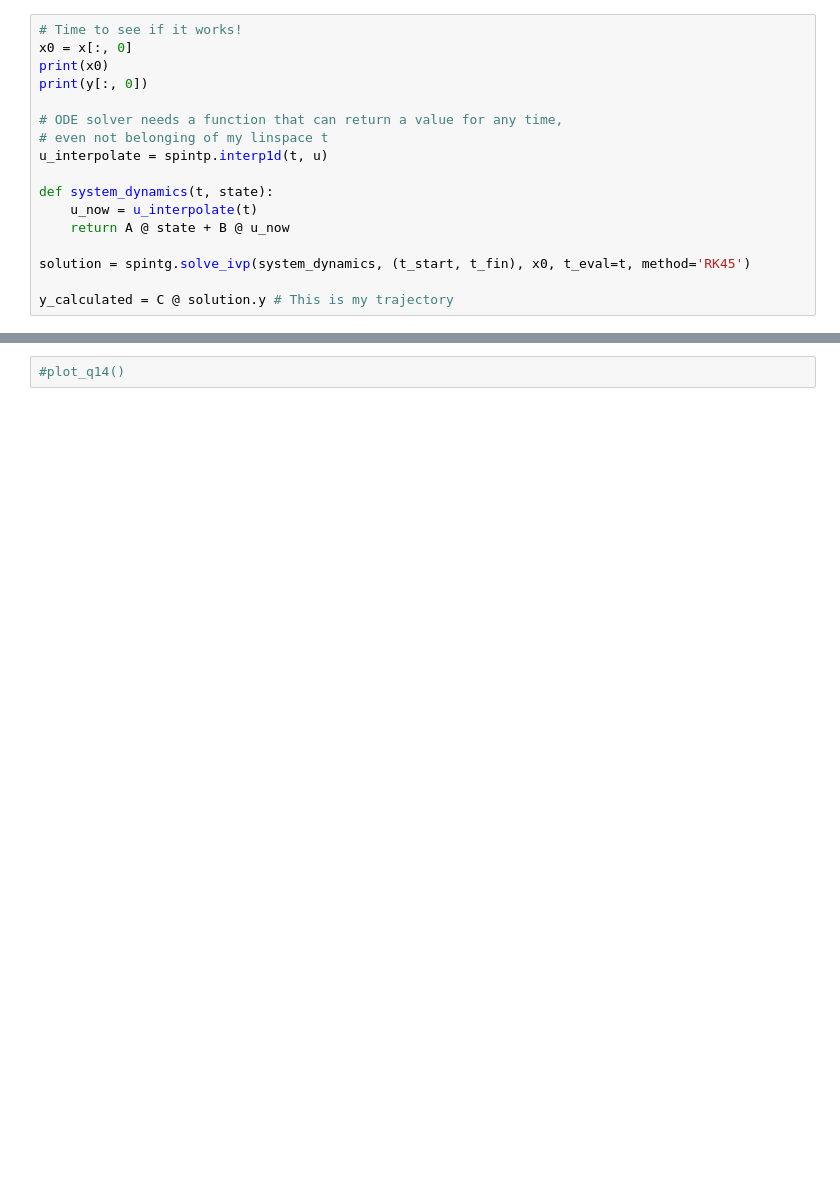
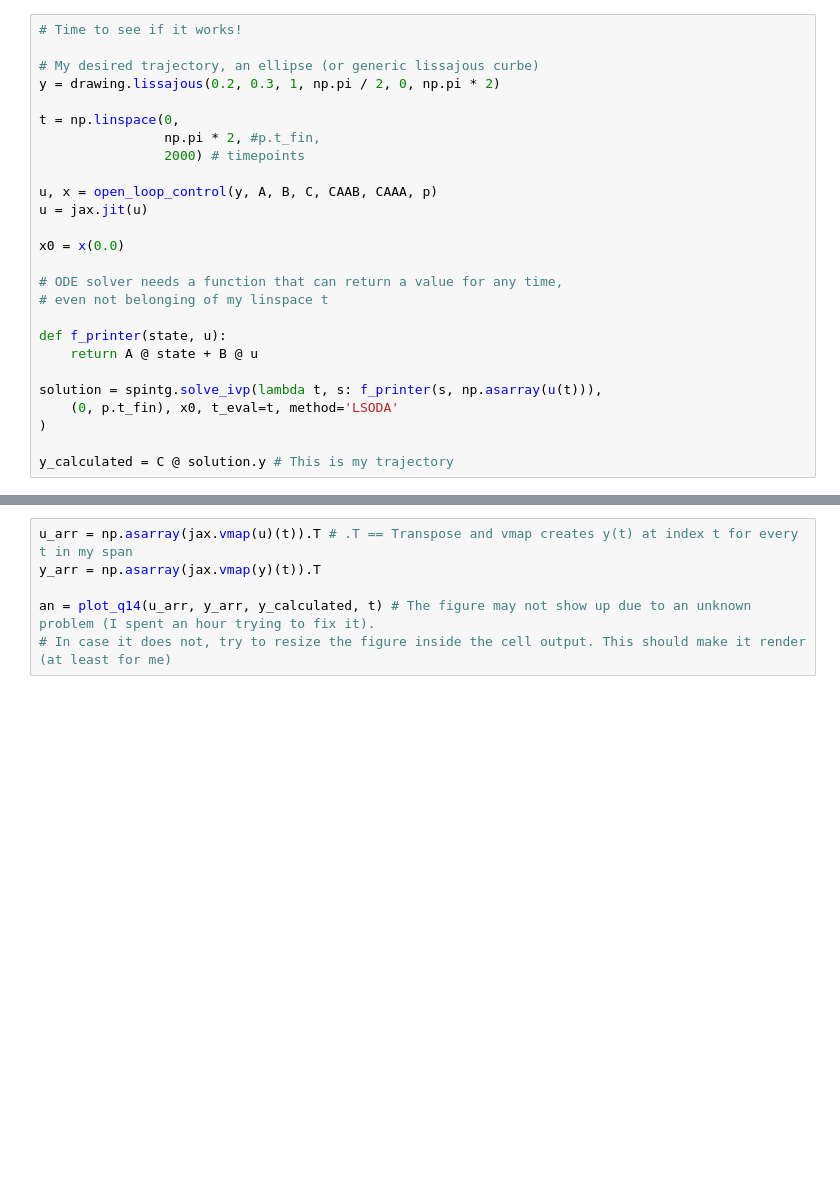
Before and after one commit to MatteoLuca5/mini-proj-MoDS, a Jupyter notebook: Mini-proj.ipynb, the cells around one changed output, grey strips where cells are left out. Cells and saved outputs as stored; diff of their text form; blank space fills up the shorter version.

```diff
--- a/Mini-proj.ipynb
+++ b/Mini-proj.ipynb
@@ -164,17 +288,26 @@ print(u[:, 0])
 # %%
 # Time to see if it works!
-x0 = x[:, 0]
-print(x0)
-print(y[:, 0])
+
+# My desired trajectory, an ellipse (or generic lissajous curbe)
+y = drawing.lissajous(0.2, 0.3, 1, np.pi / 2, 0, np.pi * 2)
+
+t = np.linspace(0,
+                np.pi * 2, #p.t_fin,
+                2000) # timepoints
+
+u, x = open_loop_control(y, A, B, C, CAAB, CAAA, p)
+u = jax.jit(u)
+
+x0 = x(0.0)
 
 # ODE solver needs a function that can return a value for any time,
 # even not belonging of my linspace t
-u_interpolate = spintp.interp1d(t, u)
 
-def system_dynamics(t, state):
-    u_now = u_interpolate(t)
-    return A @ state + B @ u_now
+def f_printer(state, u):
+    return A @ state + B @ u
 
-solution = spintg.solve_ivp(system_dynamics, (t_start, t_fin), x0, t_eval=t, method='RK45')
+solution = spintg.solve_ivp(lambda t, s: f_printer(s, np.asarray(u(t))),
+    (0, p.t_fin), x0, t_eval=t, method='LSODA'
+)
 
 y_calculated = C @ solution.y # This is my trajectory
@@ -247,2 +314,8 @@ def plot_q14():
 # %%
-#plot_q14()
+u_arr = np.asarray(jax.vmap(u)(t)).T # .T == Transpose and vmap creates y(t) at index t for every t in my span
+y_arr = np.asarray(jax.vmap(y)(t)).T
+
+an = plot_q14(u_arr, y_arr, y_calculated, t) # The figure may not show up due to an unknown problem (I spent an hour trying to fix it).
+# In case it does not, try to resize the figure inside the cell output. This should make it render (at least for me)
+# %% [output]
+[figure, added]
```
Also changed, not shown: parts of 29 cells of this notebook, 2 other files.
